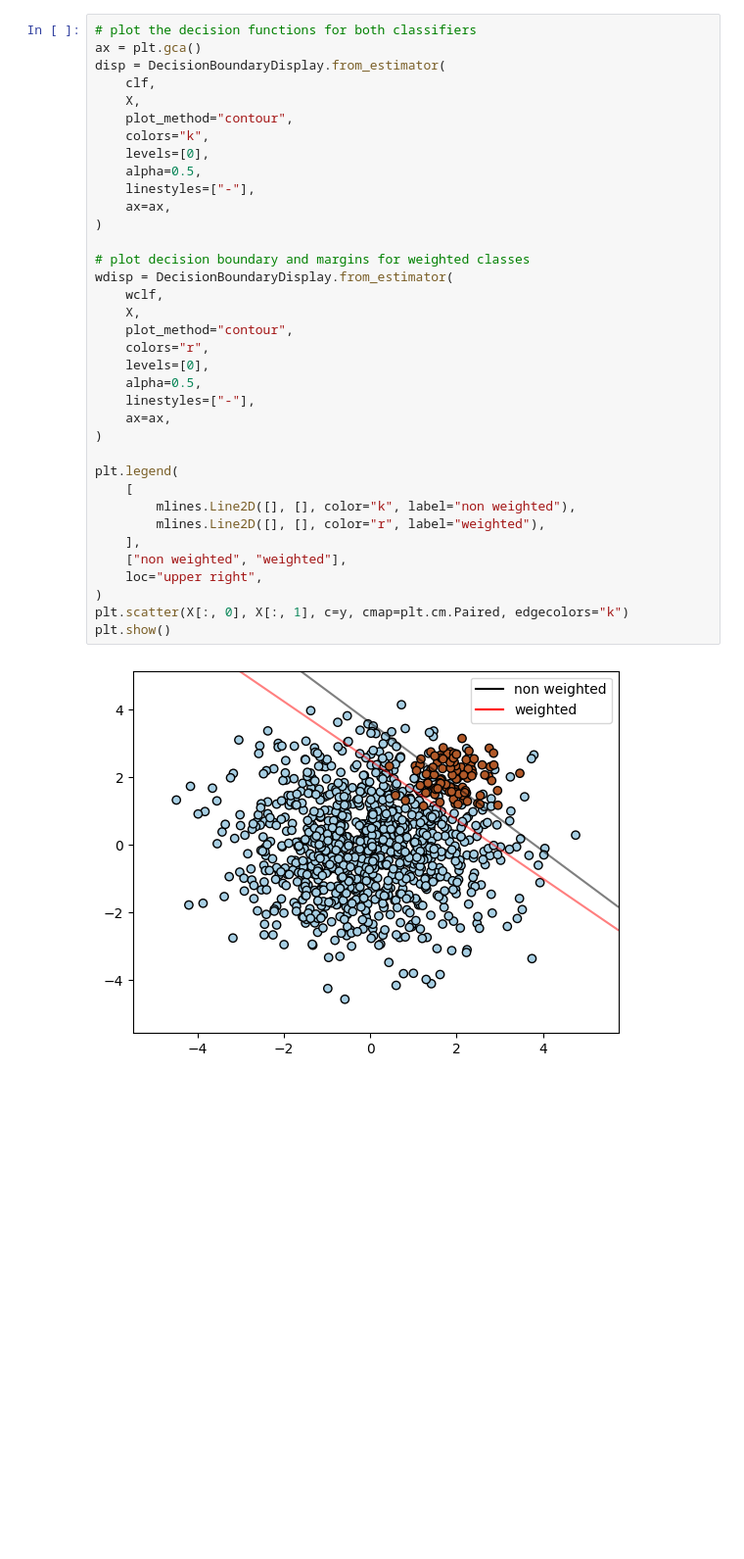
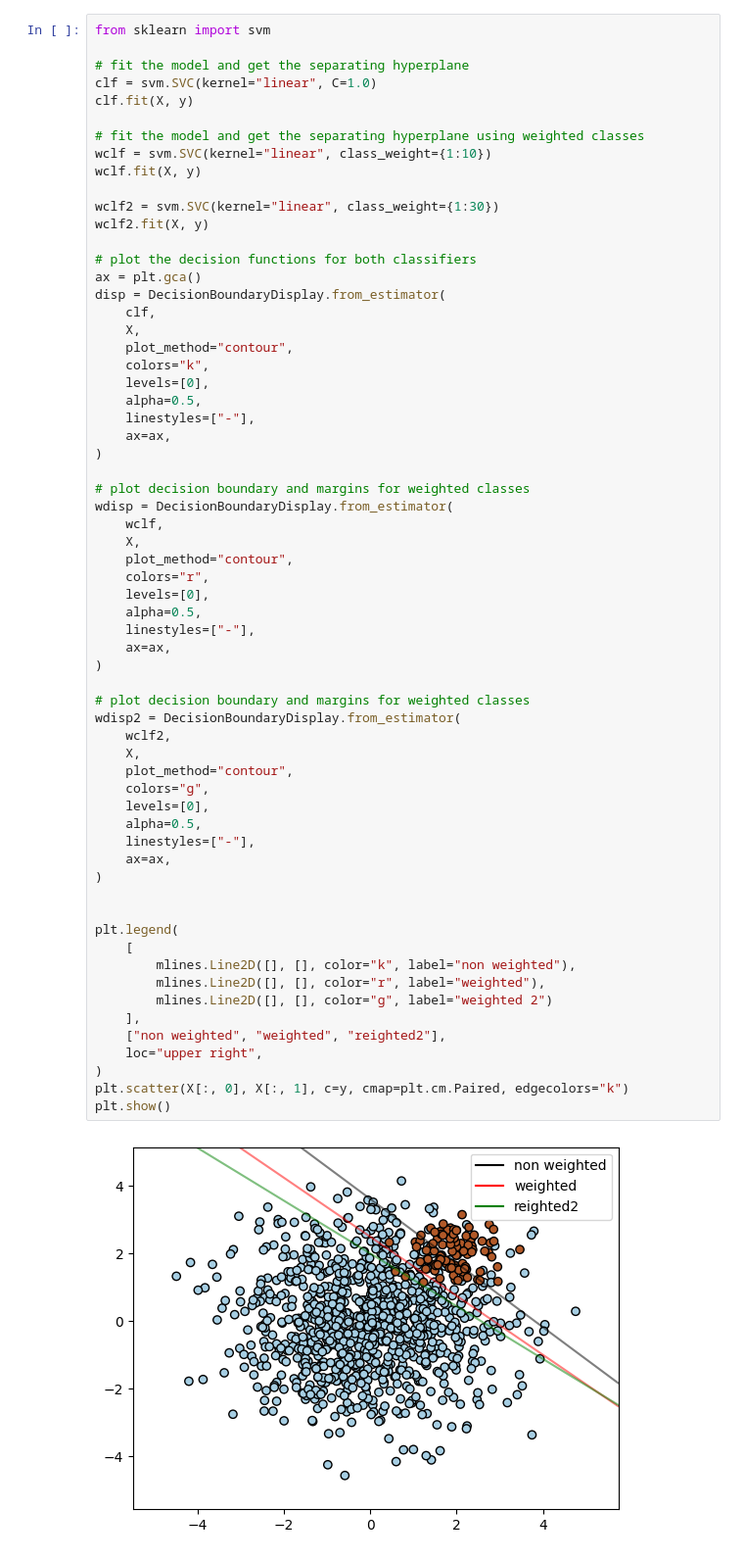
Before and after one commit to LCaravaggio/AnalisisPredictivo, a Jupyter notebook: 06_SVM/Unbalance_SVM.ipynb, the cells around one changed output. Shown at 98% size. Saved outputs shown, nothing was run; the diff lists cells and outputs as text; blank space fills up the shorter version.

```diff
--- a/06_SVM/Unbalance_SVM.ipynb
+++ b/06_SVM/Unbalance_SVM.ipynb
@@ -37,4 +28,17 @@ plt.scatter(X[:, 0], X[:, 1], c=y, cmap=plt.cm.Paired, edgecolors="k")
 # %%
+from sklearn import svm
+
+# fit the model and get the separating hyperplane
+clf = svm.SVC(kernel="linear", C=1.0)
+clf.fit(X, y)
+
+# fit the model and get the separating hyperplane using weighted classes
+wclf = svm.SVC(kernel="linear", class_weight={1:10})
+wclf.fit(X, y)
+
+wclf2 = svm.SVC(kernel="linear", class_weight={1:30})
+wclf2.fit(X, y)
+
 # plot the decision functions for both classifiers
 ax = plt.gca()
 disp = DecisionBoundaryDisplay.from_estimator(
@@ -43,32 +47,46 @@ disp = DecisionBoundaryDisplay.from_estimator(
     plot_method="contour",
     colors="k",
     levels=[0],
     alpha=0.5,
     linestyles=["-"],
     ax=ax,
 )
 
 # plot decision boundary and margins for weighted classes
 wdisp = DecisionBoundaryDisplay.from_estimator(
     wclf,
     X,
     plot_method="contour",
     colors="r",
     levels=[0],
     alpha=0.5,
     linestyles=["-"],
     ax=ax,
 )
 
+# plot decision boundary and margins for weighted classes
+wdisp2 = DecisionBoundaryDisplay.from_estimator(
+    wclf2,
+    X,
+    plot_method="contour",
+    colors="g",
+    levels=[0],
+    alpha=0.5,
+    linestyles=["-"],
+    ax=ax,
+)
+
+
 plt.legend(
     [
         mlines.Line2D([], [], color="k", label="non weighted"),
         mlines.Line2D([], [], color="r", label="weighted"),
+        mlines.Line2D([], [], color="g", label="weighted 2")
     ],
-    ["non weighted", "weighted"],
+    ["non weighted", "weighted", "reighted2"],
     loc="upper right",
 )
 plt.scatter(X[:, 0], X[:, 1], c=y, cmap=plt.cm.Paired, edgecolors="k")
 plt.show()
 # %% [output]
-[figure, old version]
+[figure, new version]
```
Also changed, not shown: parts of 2 cells of this notebook.
